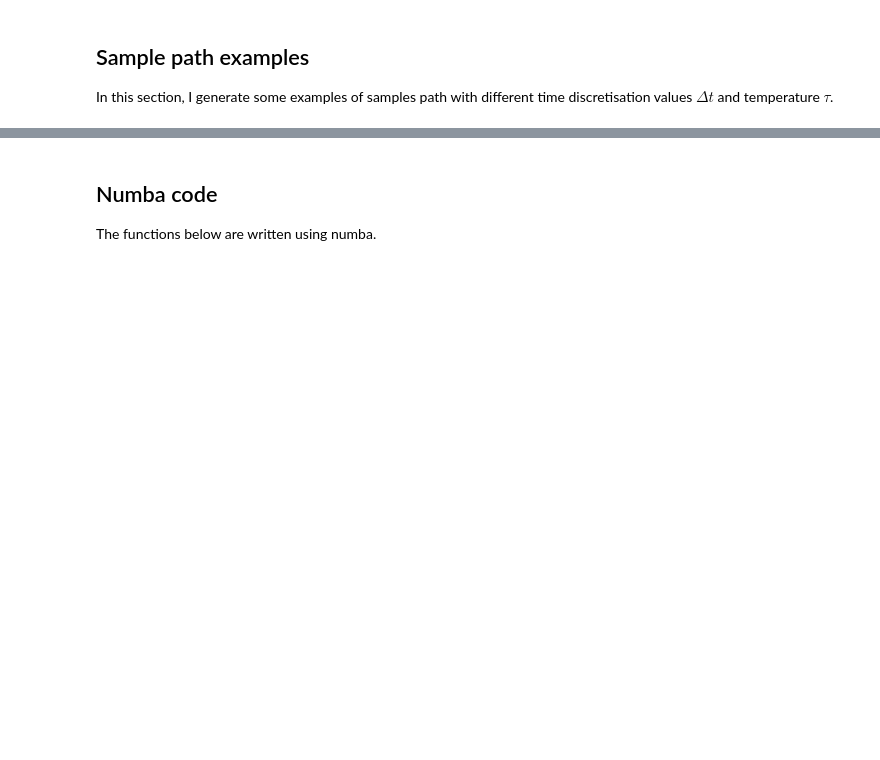
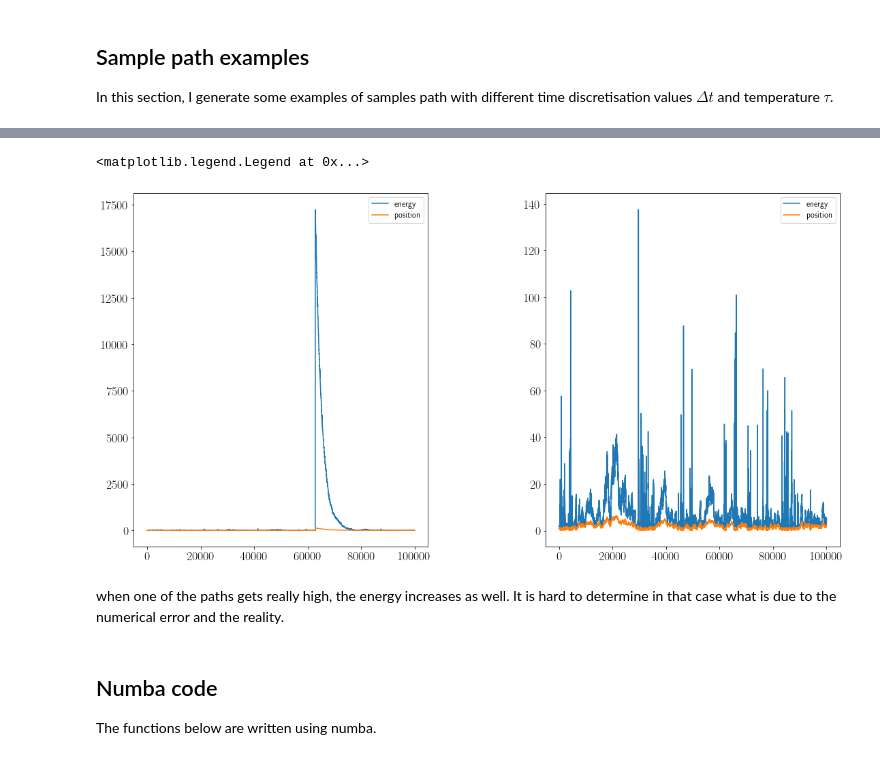
Before and after one commit to alixsleroy/WeakSDEapproximation, a Jupyter notebook: Infinite double well-histograms.ipynb, the cells around one changed output, grey strips where cells are left out. Saved outputs shown, nothing was run; the diff lists cells and outputs as text; code cells hidden in the pictures; blank space fills up the shorter version.

```diff
--- a/Infinite double well-histograms.ipynb
+++ b/Infinite double well-histograms.ipynb
@@ -174,3 +215,34 @@ Text(0, 0.5, 'x')
+# %%
+fig, (ax1,ax2) = plt.subplots(1, 2,figsize=(18,9))# plt.figure(figsize=(4,4))
+fig.subplots_adjust(left=0.1,bottom=0.1, right=0.9, top=0.9, wspace=0.4, hspace=0.4)
+
+def U(q):
+    res = 1/(2*q^2)+q^2
+    return res
+
+# for i in range(Npaths): #loop through the different values of tau
+    # y_full=np.array(all_paths[i])
+    # y_full2=np.multiply(y_full,y_full)
+    # energy_y = 0.5*np.divide(1,y_full2) + y_full2
+
+y_full=np.array(all_paths[37])
+y_full2=np.multiply(y_full,y_full)
+energy_y = 0.5*np.divide(1,y_full2) + y_full2
+ax1.plot(energy_y,label="energy")
+ax1.plot(y_full,label="position")
+ax1.legend()
+
+y_full=np.array(all_paths[30])
+y_full2=np.multiply(y_full,y_full)
+energy_y = 0.5*np.divide(1,y_full2) + y_full2
+ax2.plot(energy_y,label="energy")
+ax2.plot(y_full,label="position")
+ax2.legend()
+# %% [output]
+<matplotlib.legend.Legend at 0x...>
+[figure, added]
+# %% [markdown]
+when one of the paths gets really high, the energy increases as well. It is hard to determine in that case what is due to the numerical error and the reality.
 # %% [markdown]
 ## Numba code
 
```
Also changed, not shown: parts of 6 cells of this notebook.
